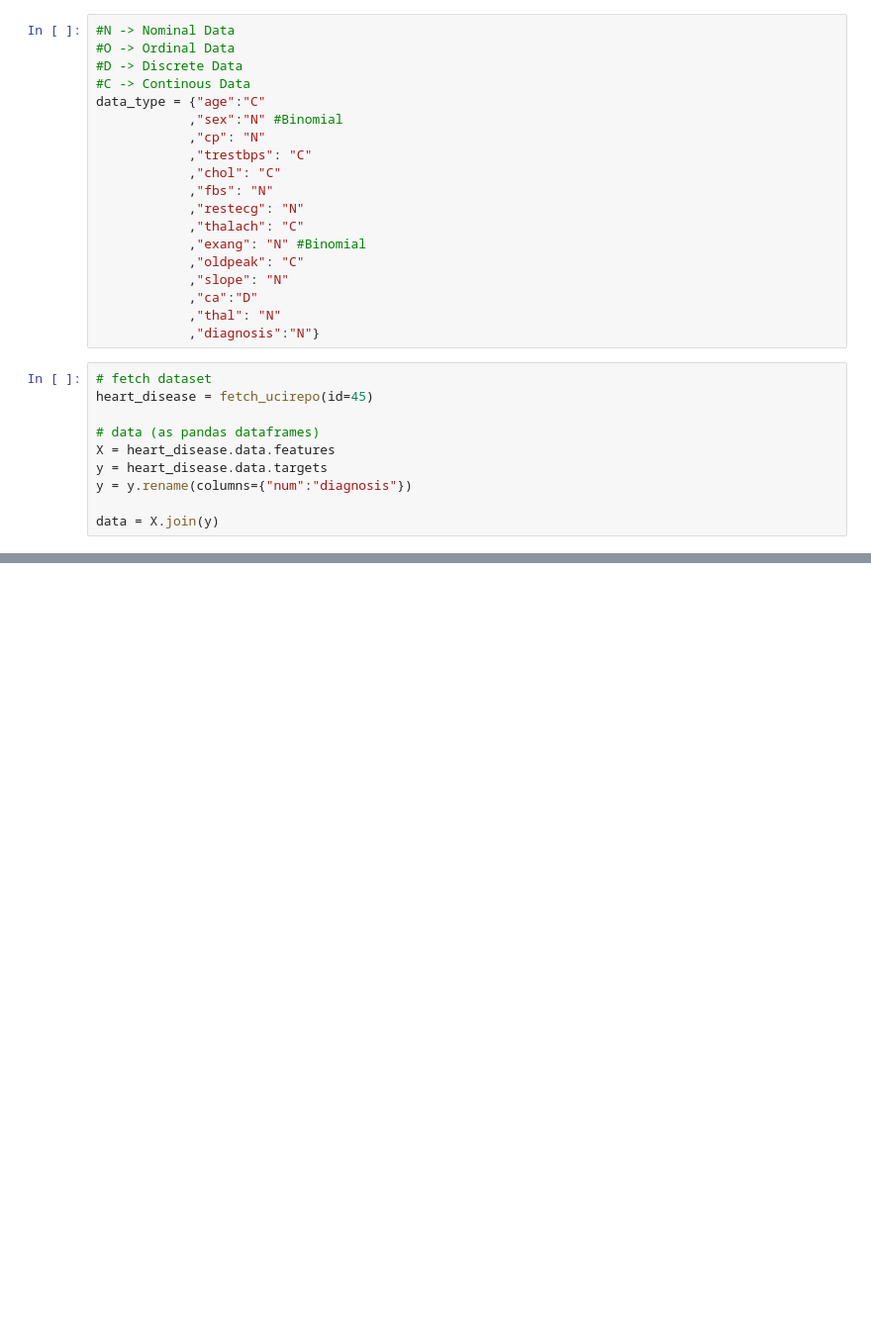
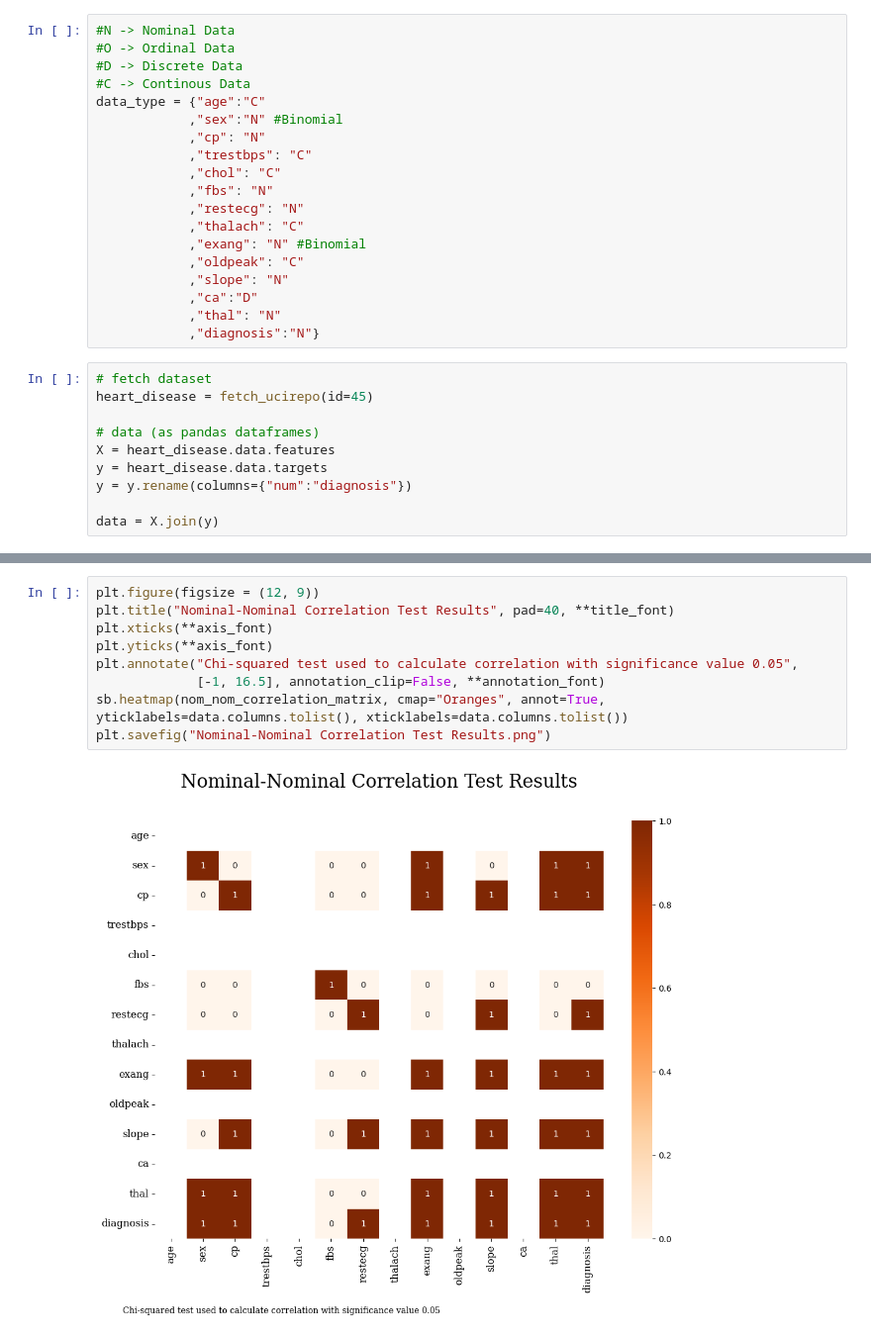
Before and after one commit to hetricke/datamining-project, a Jupyter notebook: correlation-testing.ipynb, the cells around one changed output, grey strips where cells are left out. Shown: that part at 99% size. Cells and saved outputs as stored; diff of their text form; blank space fills up the shorter version.

```diff
--- a/correlation-testing.ipynb
+++ b/correlation-testing.ipynb
@@ -106,0 +154,11 @@ sb.heatmap(correlation_matrix, cmap="YlGnBu", annot=True, yticklabels=data.colum
+# %%
+plt.figure(figsize = (12, 9))
+plt.title("Nominal-Nominal Correlation Test Results", pad=40, **title_font)
+plt.xticks(**axis_font)
+plt.yticks(**axis_font)
+plt.annotate("Chi-squared test used to calculate correlation with significance value 0.05",
+             [-1, 16.5], annotation_clip=False, **annotation_font)
+sb.heatmap(nom_nom_correlation_matrix, cmap="Oranges", annot=True, yticklabels=data.columns.tolist(), xticklabels=data.columns.tolist())
+plt.savefig("Nominal-Nominal Correlation Test Results.png")
+# %% [output]
+[figure, added]
```
Also changed, not shown: parts of 13 cells of this notebook, 4 other files.
